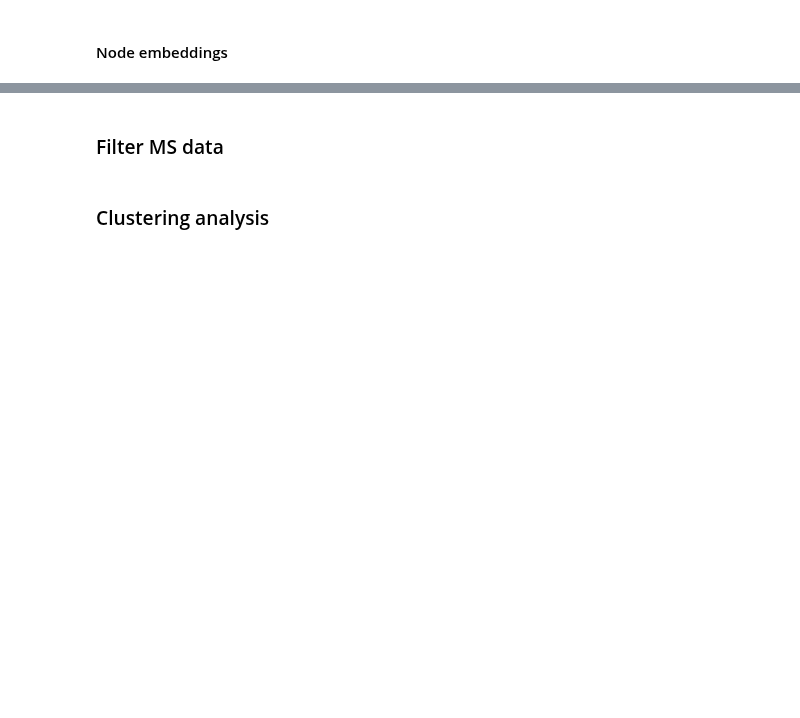
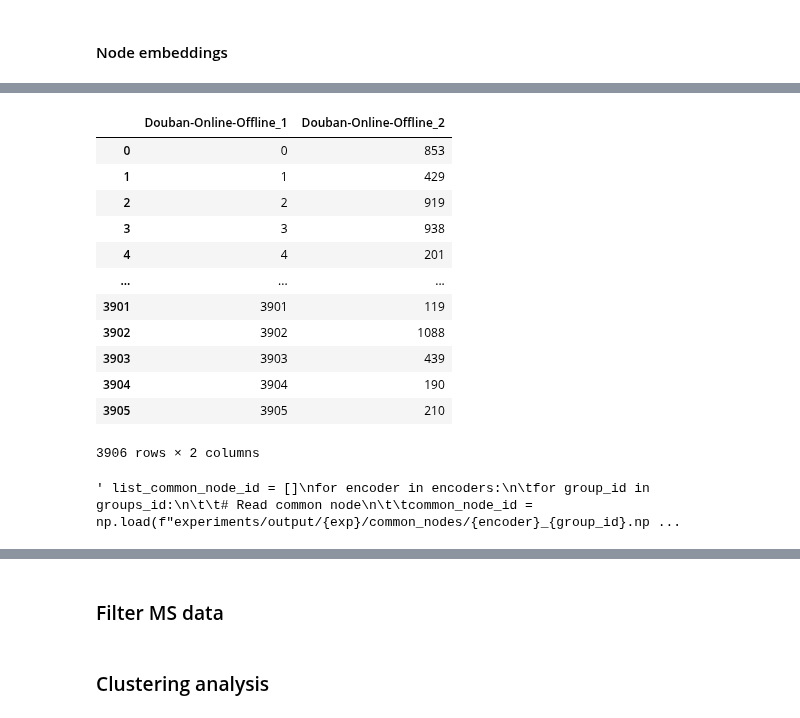
Before and after one commit to win7/T-GAE_PyG, a Jupyter notebook: analysis.ipynb, the cells around one changed output, grey strips where cells are left out. Drawn from its saved outputs; the diff is of its cells as text; code cells hidden in the pictures; blank space fills up the shorter version.

```diff
--- a/analysis.ipynb
+++ b/analysis.ipynb
@@ -643,5 +658,5 @@ for encoder in encoders:
 # %%
-exp = "exp9"
+exp = "exp101"
 file = open("experiments/output/{}/parameters.json".format(exp))
 params = json.load(file)
 
@@ -701,38 +724,58 @@ for encoder in encoders:
 
 			""" df_node_alignment[f"distances"] = distances
 			avg_distances = df_node_alignment["distances"].mean()
 			df_node_alignment = df_node_alignment[df_node_alignment["distances"] <= avg_distances].iloc[:, :-1]
 			df_node_alignment """
 
 		# Save previus node alignment
 		df_node_alignment.to_csv(f"experiments/output/{exp}/filter_raw/node_alignment_{encoder}_{group_id}.csv")
 		display(df_node_alignment)
 
 		# Find node alignment for all datasets
-		df_node_alignment_filter = df_node_alignment[df_node_alignment.nunique(axis=1) == 1]
+		""" df_node_alignment_filter = df_node_alignment[df_node_alignment.nunique(axis=1) == 1]
 		list_count_meta.append([encoder, group_id, len(df_node_alignment_filter), len(df_node_alignment)])
 		# print(len(df_node_alignment_filter))
 		# display(df_node_alignment_filter)
 		print(f"{encoder}-{group_id}: {len(df_node_alignment_filter)}")
 
 		# Save common node id
-		common_node_id = df_node_alignment_filter.iloc[:, 0].values
-		np.save(f"experiments/output/{exp}/common_nodes/{encoder}_{group_id}.npy", np.array(common_node_id))
+		# common_node_id = df_node_alignment_filter.iloc[:, 0].values
+		# np.save(f"experiments/output/{exp}/common_nodes/{encoder}_{group_id}.npy", np.array(common_node_id)) """
+
+		# Save common node id as .csv
+		df_common_node_id = df_node_alignment.iloc[:, [0, 1]].copy() # df_common_node_id = df_node_alignment_filter.iloc[:, [0, 1]].copy()
+		df_common_node_id.sort_values(by=df_common_node_id.columns[0], inplace=True)
+		df_common_node_id.to_csv(f"experiments/output/{exp}/common_nodes/{encoder}_{group_id}.csv", index=False, header=False)
 
 # Intersection and Union
-list_common_node_id = []
+""" list_common_node_id = []
 for encoder in encoders:
 	for group_id in groups_id:
 		# Read common node
 		common_node_id = np.load(f"experiments/output/{exp}/common_nodes/{encoder}_{group_id}.npy")
 		list_common_node_id.append(common_node_id)
 
 	common_node_id_union = list(set.union(*map(set, list_common_node_id)))
 	common_node_id_intersection = list(set.intersection(*map(set, list_common_node_id)))
 
 	# Save common node id
 	np.save(f"experiments/output/{exp}/common_nodes/{encoder}_union.npy", np.array(common_node_id_union))
-	np.save(f"experiments/output/{exp}/common_nodes/{encoder}_intersection.npy", np.array(common_node_id_intersection))
+	np.save(f"experiments/output/{exp}/common_nodes/{encoder}_intersection.npy", np.array(common_node_id_intersection)) """
+# %% [output]
+|  | Douban-Online-Offline_1 | Douban-Online-Offline_2 |
+| 0 | 0 | 853 |
+| 1 | 1 | 429 |
+| 2 | 2 | 919 |
+| 3 | 3 | 938 |
+| 4 | 4 | 201 |
+| ... | ... | ... |
+| 3901 | 3901 | 119 |
+| 3902 | 3902 | 1088 |
+| 3903 | 3903 | 439 |
+| 3904 | 3904 | 190 |
+| 3905 | 3905 | 210 |
+3906 rows × 2 columns
+' list_common_node_id = []\nfor encoder in encoders:\n\tfor group_id in groups_id:\n\t\t# Read common node\n\t\tcommon_node_id = np.load(f"experiments/output/{exp}/common_nodes/{encoder}_{group_id}.np ...
 # %%
 # Get common node id
 for encoder in encoders:
```
Also changed, not shown: parts of 22 cells of this notebook, 12 other files.
